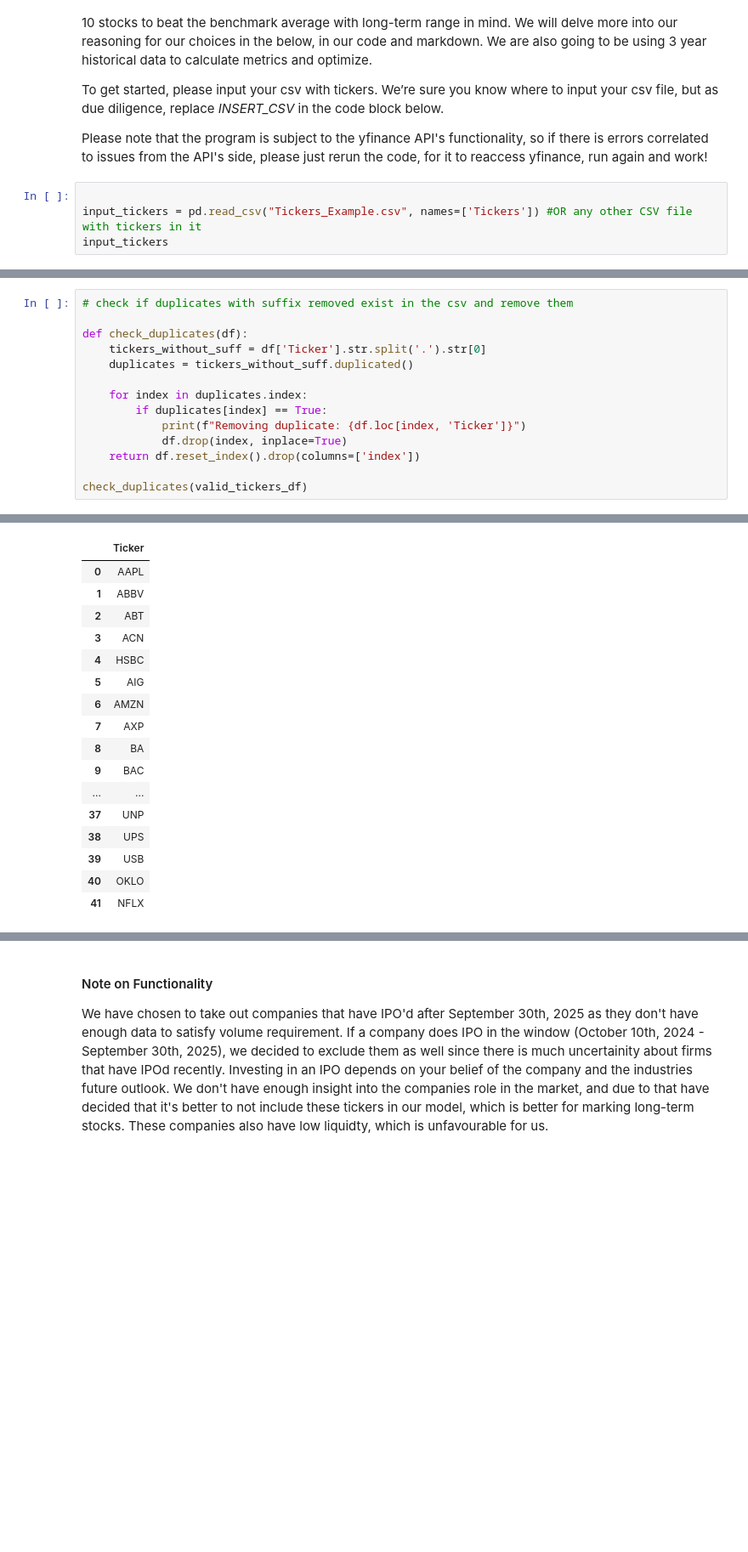
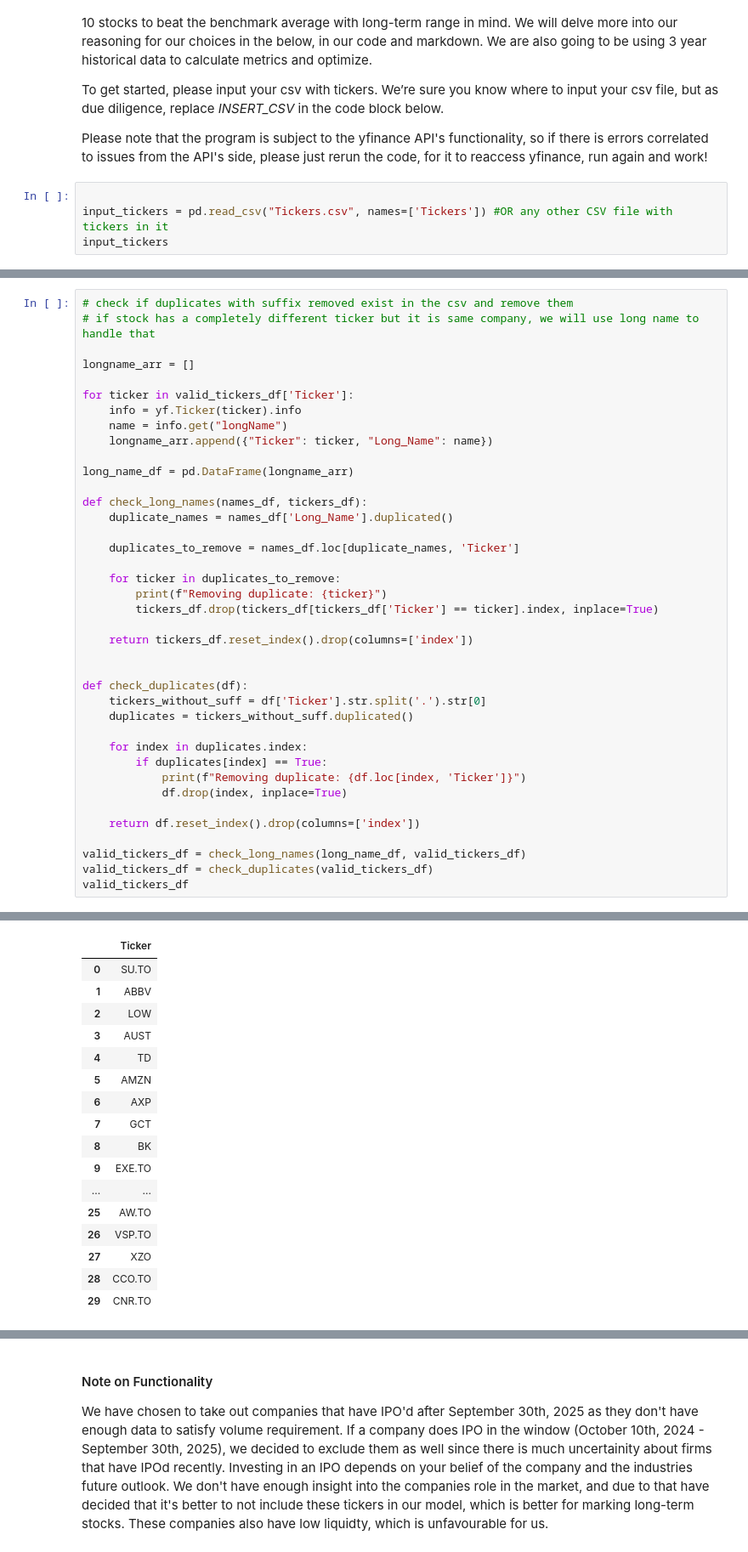
Before and after one commit to aadya-khanna/cfm-team-assignment, a Jupyter notebook: Team_14_Assignment.ipynb, the cells around one changed output, grey strips where cells are left out. Shown at 85% size. Cells and saved outputs as stored; diff of their text form; blank space fills up the shorter version.

```diff
--- a/Team_14_Assignment.ipynb
+++ b/Team_14_Assignment.ipynb
@@ -47,7 +47,7 @@ To get started, please input your csv with tickers. We’re sure you know where
 Please note that the program is subject to the yfinance API's functionality, so if there is errors correlated to issues from the API's side, please just rerun the code, for it to reaccess yfinance, run again and work!
 # %%
 
-input_tickers = pd.read_csv("Tickers_Example.csv", names=['Tickers']) #OR any other CSV file with tickers in it
+input_tickers = pd.read_csv("Tickers.csv", names=['Tickers']) #OR any other CSV file with tickers in it
 input_tickers
 # %% [output]
 |  | Tickers |
@@ -135,5 +161,27 @@ Invalid ticker: CPA.AX
 # %%
 # check if duplicates with suffix removed exist in the csv and remove them
+# if stock has a completely different ticker but it is same company, we will use long name to handle that
+
+longname_arr = []
+
+for ticker in valid_tickers_df['Ticker']:
+    info = yf.Ticker(ticker).info
+    name = info.get("longName")
+    longname_arr.append({"Ticker": ticker, "Long_Name": name})
+
+long_name_df = pd.DataFrame(longname_arr)
+
+def check_long_names(names_df, tickers_df):
+    duplicate_names = names_df['Long_Name'].duplicated()
+
+    duplicates_to_remove = names_df.loc[duplicate_names, 'Ticker']
+
+    for ticker in duplicates_to_remove:
+        print(f"Removing duplicate: {ticker}")
+        tickers_df.drop(tickers_df[tickers_df['Ticker'] == ticker].index, inplace=True)
+
+    return tickers_df.reset_index().drop(columns=['index'])
+
 
 def check_duplicates(df):
     tickers_without_suff = df['Ticker'].str.split('.').str[0]
@@ -143,7 +191,10 @@ def check_duplicates(df):
         if duplicates[index] == True:
             print(f"Removing duplicate: {df.loc[index, 'Ticker']}")
             df.drop(index, inplace=True)
+
     return df.reset_index().drop(columns=['index'])
 
-check_duplicates(valid_tickers_df)
+valid_tickers_df = check_long_names(long_name_df, valid_tickers_df)
+valid_tickers_df = check_duplicates(valid_tickers_df)
+valid_tickers_df
 # %% [output]
@@ -153,17 +207,17 @@ Removing duplicate: BA
 |  | Ticker |
-| 0 | AAPL |
+| 0 | SU.TO |
 | 1 | ABBV |
-| 2 | ABT |
-| 3 | ACN |
-| 4 | HSBC |
-| 5 | AIG |
-| 6 | AMZN |
-| 7 | AXP |
-| 8 | BA |
-| 9 | BAC |
+| 2 | LOW |
+| 3 | AUST |
+| 4 | TD |
+| 5 | AMZN |
+| 6 | AXP |
+| 7 | GCT |
+| 8 | BK |
+| 9 | EXE.TO |
 | ... | ... |
-| 37 | UNP |
-| 38 | UPS |
-| 39 | USB |
-| 40 | OKLO |
-| 41 | NFLX |
+| 25 | AW.TO |
+| 26 | VSP.TO |
+| 27 | XZO |
+| 28 | CCO.TO |
+| 29 | CNR.TO |
```
Also changed, not shown: parts of 17 cells of this notebook, 2 other files.
